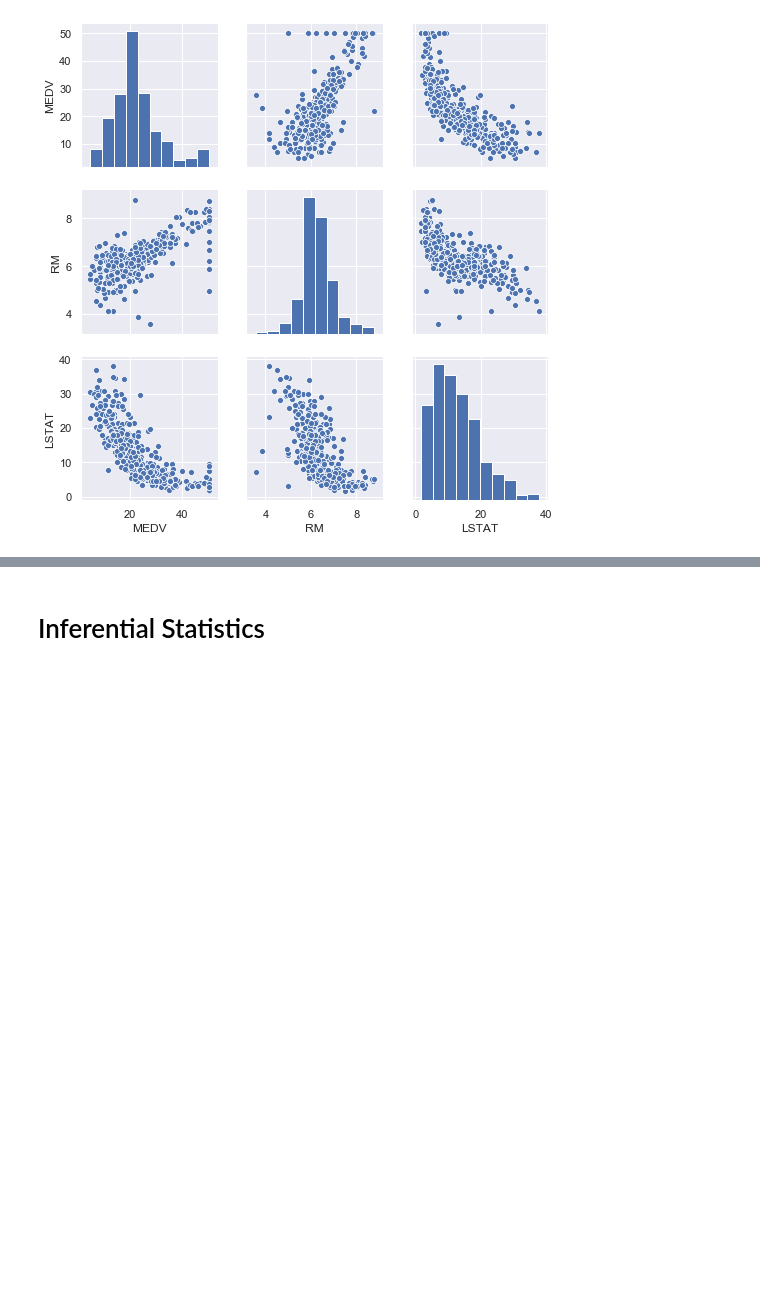
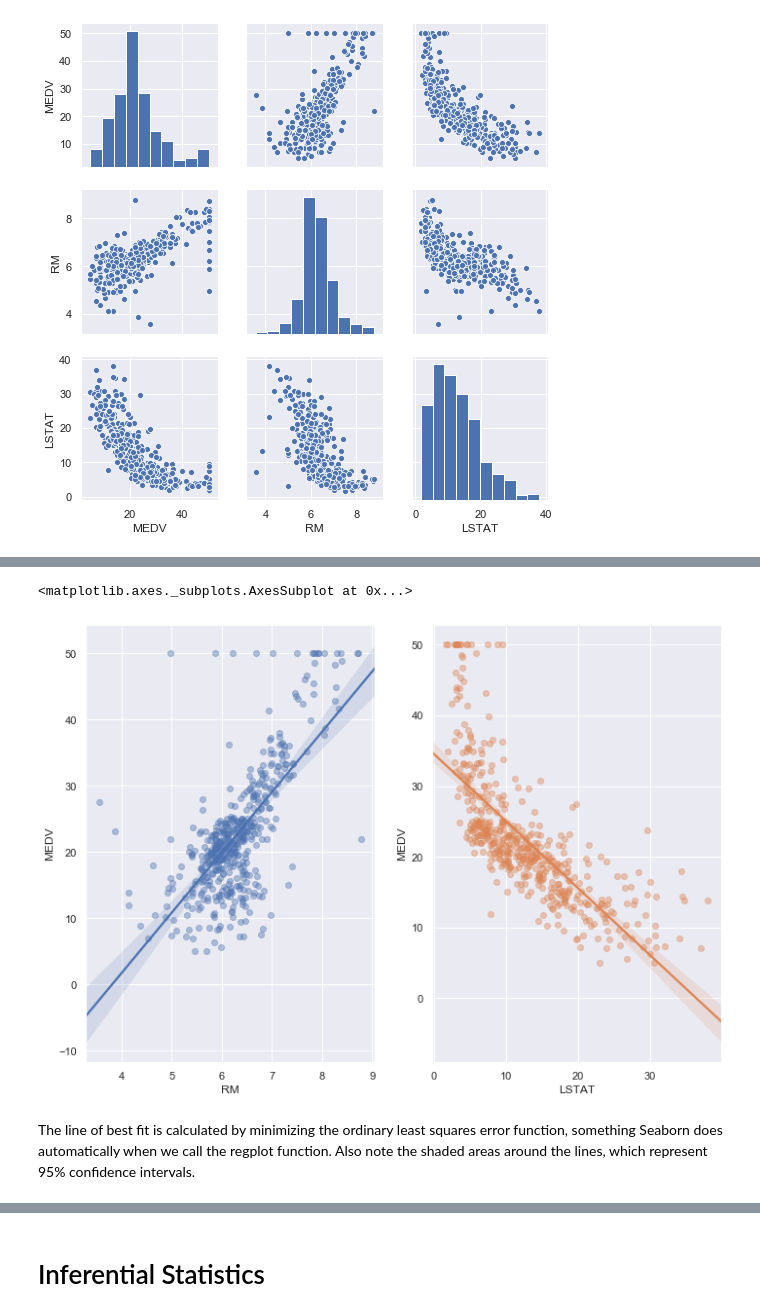
Before and after one commit to ClaireDrummond/MachineLearnStats-Project, a Jupyter notebook: BostonHousePrices.ipynb, the cells around one changed output, grey strips where cells are left out. Cells and saved outputs as stored; diff of their text form; code cells hidden in the pictures; blank space fills up the shorter version.

Commit message:
linear model

```diff
--- a/BostonHousePrices.ipynb
+++ b/BostonHousePrices.ipynb
@@ -192,0 +267,12 @@ sns.pairplot(medvdf)
+# %%
+# draw the scatter plots along with the line of best fit linear models.
+fig, ax = plt.subplots(1, 2)
+sns.regplot('RM', 'MEDV', df, ax=ax[0],
+scatter_kws={'alpha': 0.4})
+sns.regplot('LSTAT', 'MEDV', df, ax=ax[1],
+scatter_kws={'alpha': 0.4})
+# %% [output]
+<matplotlib.axes._subplots.AxesSubplot at 0x...>
+[figure, added]
+# %% [markdown]
+The line of best fit is calculated by minimizing the ordinary least squares error function, something Seaborn does automatically when we call the regplot function. Also note the shaded areas around the lines, which represent 95% confidence intervals.
```
Also changed, not shown: parts of 18 cells of this notebook.
